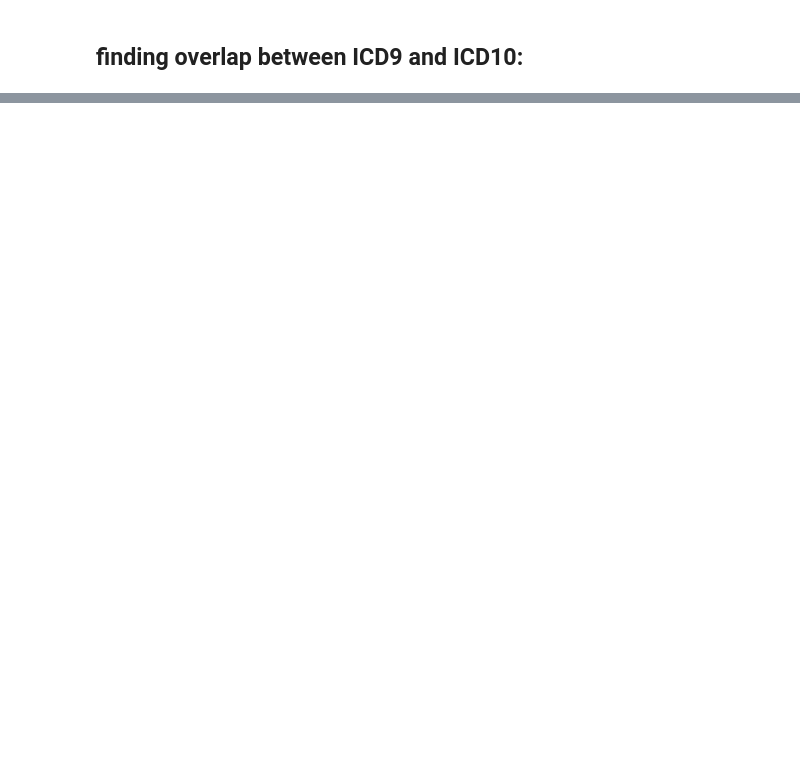
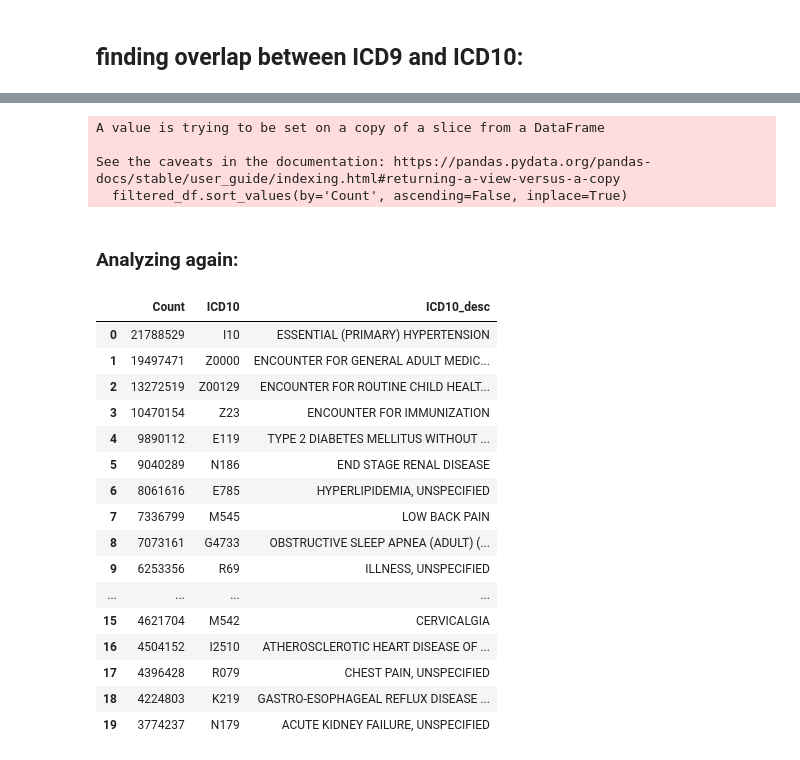
Before and after one commit to ahmadrezarm/MedSynth, a Jupyter notebook: code/IQVIA_analysis.ipynb, the cells around one changed output, grey strips where cells are left out. Drawn from its saved outputs; the diff is of its cells as text; code cells hidden in the pictures; blank space fills up the shorter version.

```diff
--- a/code/IQVIA_analysis.ipynb
+++ b/code/IQVIA_analysis.ipynb
@@ -356,0 +285,31 @@ icd_10_wit_V
+# %%
+# sort:
+filtered_df.sort_values(by='Count', ascending=False, inplace=True)
+# %% [output]
+A value is trying to be set on a copy of a slice from a DataFrame
+
+See the caveats in the documentation: https://pandas.pydata.org/pandas-docs/stable/user_guide/indexing.html#returning-a-view-versus-a-copy
+  filtered_df.sort_values(by='Count', ascending=False, inplace=True)
+# %% [markdown]
+### Analyzing again:
+# %%
+# top 20:
+filtered_df.head(20)
+# %% [output]
+|  | Count | ICD10 | ICD10_desc |
+| 0 | 21788529 | I10 | ESSENTIAL (PRIMARY) HYPERTENSION |
+| 1 | 19497471 | Z0000 | ENCOUNTER FOR GENERAL ADULT MEDIC... |
+| 2 | 13272519 | Z00129 | ENCOUNTER FOR ROUTINE CHILD HEALT... |
+| 3 | 10470154 | Z23 | ENCOUNTER FOR IMMUNIZATION |
+| 4 | 9890112 | E119 | TYPE 2 DIABETES MELLITUS WITHOUT ... |
+| 5 | 9040289 | N186 | END STAGE RENAL DISEASE |
+| 6 | 8061616 | E785 | HYPERLIPIDEMIA, UNSPECIFIED |
+| 7 | 7336799 | M545 | LOW BACK PAIN |
+| 8 | 7073161 | G4733 | OBSTRUCTIVE SLEEP APNEA (ADULT) (... |
+| 9 | 6253356 | R69 | ILLNESS, UNSPECIFIED |
+| ... | ... | ... | ... |
+| 15 | 4621704 | M542 | CERVICALGIA |
+| 16 | 4504152 | I2510 | ATHEROSCLEROTIC HEART DISEASE OF ... |
+| 17 | 4396428 | R079 | CHEST PAIN, UNSPECIFIED |
+| 18 | 4224803 | K219 | GASTRO-ESOPHAGEAL REFLUX DISEASE ... |
+| 19 | 3774237 | N179 | ACUTE KIDNEY FAILURE, UNSPECIFIED |
```
Also changed, not shown: parts of 29 cells of this notebook, 22 other files.
